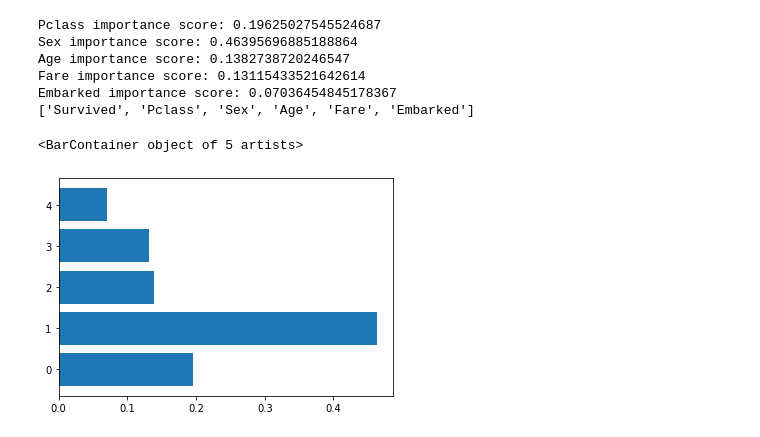
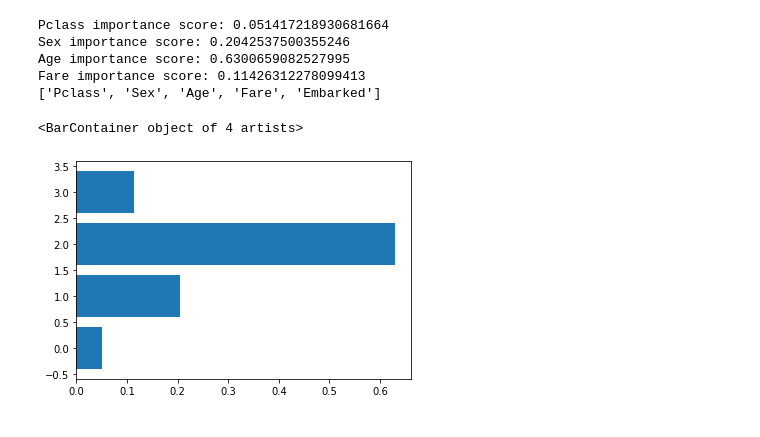
Before and after one commit to GoldinGuy/SinkTheShip, a Jupyter notebook: titanic_ensemble.ipynb, the cells around one changed output. Saved outputs shown, nothing was run; the diff lists cells and outputs as text; code cells hidden in the pictures.

Commit message:
80% public score using classifiers

```diff
--- a/titanic_ensemble.ipynb
+++ b/titanic_ensemble.ipynb
@@ -90,10 +74,6 @@ for dataset in data:
     dataset.loc[dataset['Fare'] > 31, 'Fare'] = 3
     dataset['Fare'] = dataset['Fare'].astype(int)
 
-    title_mapping = {'Mr':1, 'Miss':2, 'Mrs':3, 'Master':3, 'Mythical':5}
-    dataset['Title'] = dataset['Title'].map(title_mapping)
-    dataset['Title'] = dataset['Title'].fillna(0)
-
     dataset.loc[dataset['Age'] <= 16, 'Age'] = 0
     dataset.loc[(dataset['Age'] > 16) & (dataset['Age'] <= 32), 'Age'] = 1
     dataset.loc[(dataset['Age'] > 32) & (dataset['Age'] <= 48), 'Age'] = 2
@@ -102,10 +82,6 @@ for dataset in data:
 
     dataset['Embarked'] = dataset['Embarked'].map({'S':0, 'C':1, 'Q':2})
 
-# drop undesireables #1-7
-train = train.drop(['PassengerId', 'Name', 'Ticket', 'Cabin', 'SibSp','Parch', 'FamilySize', 'FareImpact', 'AgeImpact', 'Title', 'Loner' ], axis=1) # 'Title', 'Loner'
-test_no_id = test.drop(['PassengerId', 'Name', 'Ticket', 'Cabin', 'SibSp','Parch', 'FamilySize', 'Title', 'Loner'], axis=1)
 
 train.head()
-test.head()
 # %% [output]
@@ -118,19 +94,27 @@ test.head()
+# %%
+# drop it like it's hot
+X_train = train.drop(labels=['PassengerId', 'Name', 'Ticket', 'Cabin', 'SibSp','Parch', 'FamilySize', 'FareImpact', 'AgeImpact', 'Survived'], axis = 1)
+Y_train = train["Survived"]
+IDtest = test["PassengerId"]
+test = test.drop(['PassengerId', 'Name', 'Ticket', 'Cabin', 'SibSp','Parch', 'FamilySize'], axis=1)
+
+# banana split
+kfold = StratifiedKFold(n_splits=10)
 # %%
 # find importance
-from sklearn.ensemble import RandomForestClassifier
-from matplotlib import pyplot as plt
 rnd_clf = RandomForestClassifier(n_estimators=500, n_jobs=-1)
-rnd_clf.fit(train.iloc[:, 1:], train.iloc[:, 0])
-for name, score in zip(test_no_id.head(), rnd_clf.feature_importances_):
+rnd_clf.fit(X_train.iloc[:, 1:], X_train.iloc[:, 0])
+for name, score in zip(test.head(), rnd_clf.feature_importances_):
   print(f"{name} importance score: {score}")
-print(list(train.columns))
+print(list(X_train.columns))
 plt.barh(range(len(rnd_clf.feature_importances_)), rnd_clf.feature_importances_)
+
+# Most important traits are Sex, Age, and Fare
 # %% [output]
-Pclass importance score: 0.19625027545524687
-Sex importance score: 0.46395696885188864
-Age importance score: 0.1382738720246547
-Fare importance score: 0.13115433521642614
-Embarked importance score: 0.07036454845178367
-['Survived', 'Pclass', 'Sex', 'Age', 'Fare', 'Embarked']
+Pclass importance score: 0.051417218930681664
+Sex importance score: 0.2042537500355246
+Age importance score: 0.6300659082527995
+Fare importance score: 0.11426312278099413
+['Pclass', 'Sex', 'Age', 'Fare', 'Embarked']
-<BarContainer object of 5 artists>
+<BarContainer object of 4 artists>
-[figure, old version]
+[figure, new version]
```
Also changed, not shown: parts of 12 cells of this notebook, 1 other file.
